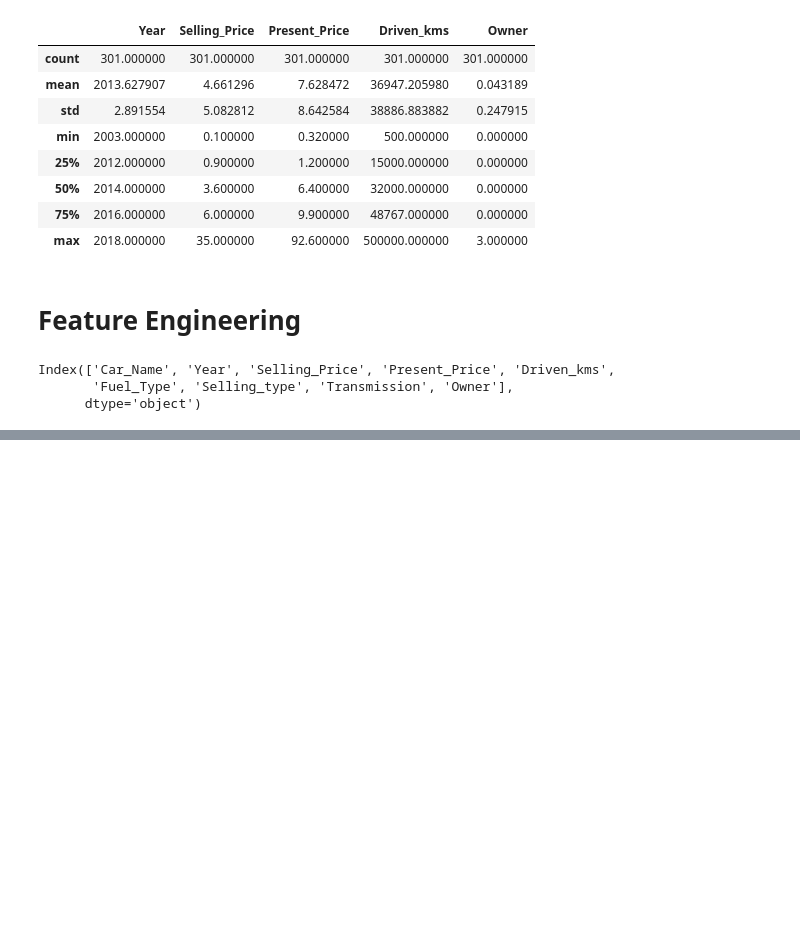
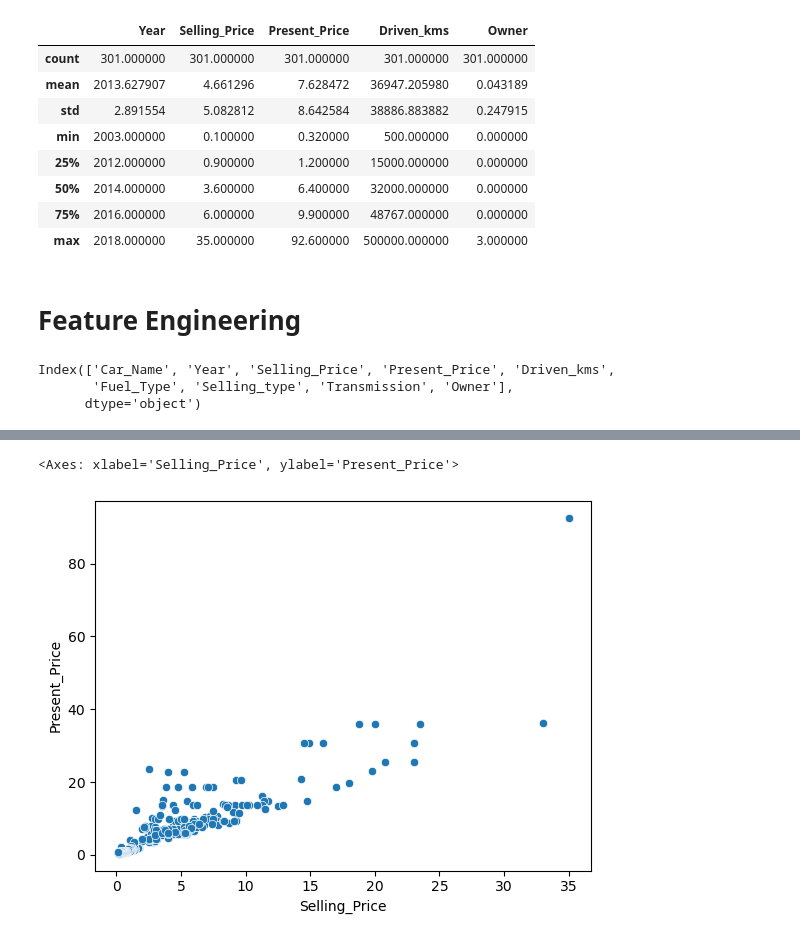
Before and after one commit to aumpanara-art/Car-Price-Prediction-with-M.L., a Jupyter notebook: Car-Prediction.ipynb, the cells around one changed output, grey strips where cells are left out. Cells and saved outputs as stored; diff of their text form; code cells hidden in the pictures; blank space fills up the shorter version.

```diff
--- a/Car-Prediction.ipynb
+++ b/Car-Prediction.ipynb
@@ -135,0 +131,5 @@ sns.lineplot(x=df['Driven_kms'] , y=df['Selling_Price'])
+# %%
+sns.scatterplot(x=df['Selling_Price'] , y=df['Present_Price'])
+# %% [output]
+<Axes: xlabel='Selling_Price', ylabel='Present_Price'>
+[figure, added]
```
Also changed, not shown: parts of 8 cells of this notebook.
